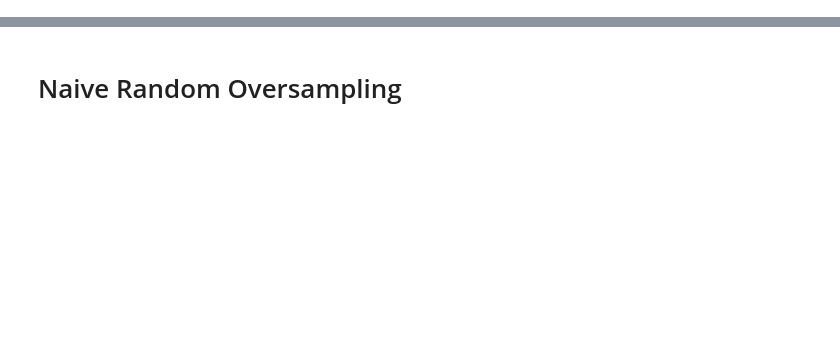
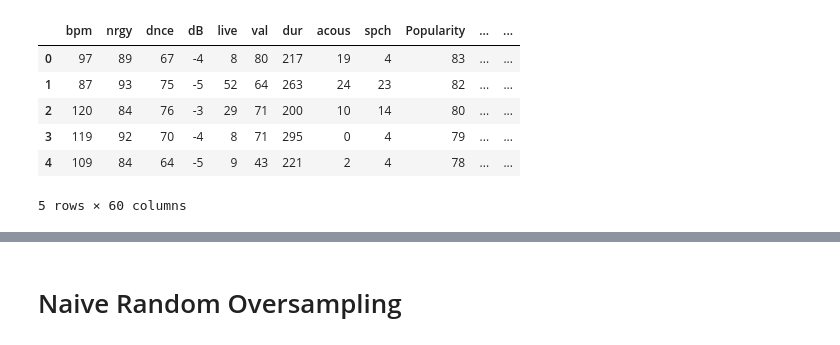
Before and after one commit to AJLozito/Final_Group_Project, a Jupyter notebook: ROS, SMOTE, Cluster 2010_2019.ipynb, the cells around one changed output, grey strips where cells are left out. Cells and saved outputs as stored; diff of their text form; code cells hidden in the pictures; blank space fills up the shorter version.

```diff
--- a/ROS, SMOTE, Cluster 2010_2019.ipynb
+++ b/ROS, SMOTE, Cluster 2010_2019.ipynb
@@ -27,3 +34,20 @@ top50_df.head()
+# %%
+#Get the dummies and store it in a variable
+dummies = pd.get_dummies(top50_df["top genre"])
+#Concatenate the dummies to the original dataframe
+#top50_df = pd.concat([top50_df, dummies], axis='columns')
+#Drop the values
+#top50_df.drop(['top genre'], inplace=True, axis='columns')
+#Print new dataframe
+#top50_df.head()
+# %% [output]
+|  | bpm | nrgy | dnce | dB | live | val | dur | acous | spch | Popularity | ... | ... |
+| 0 | 97 | 89 | 67 | -4 | 8 | 80 | 217 | 19 | 4 | 83 | ... | ... |
+| 1 | 87 | 93 | 75 | -5 | 52 | 64 | 263 | 24 | 23 | 82 | ... | ... |
+| 2 | 120 | 84 | 76 | -3 | 29 | 71 | 200 | 10 | 14 | 80 | ... | ... |
+| 3 | 119 | 92 | 70 | -4 | 8 | 71 | 295 | 0 | 4 | 79 | ... | ... |
+| 4 | 109 | 84 | 64 | -5 | 9 | 43 | 221 | 2 | 4 | 78 | ... | ... |
+5 rows × 60 columns
 # %%
 ##Can't get it to add this column...
 
```
Also changed, not shown: parts of 20 cells of this notebook.
